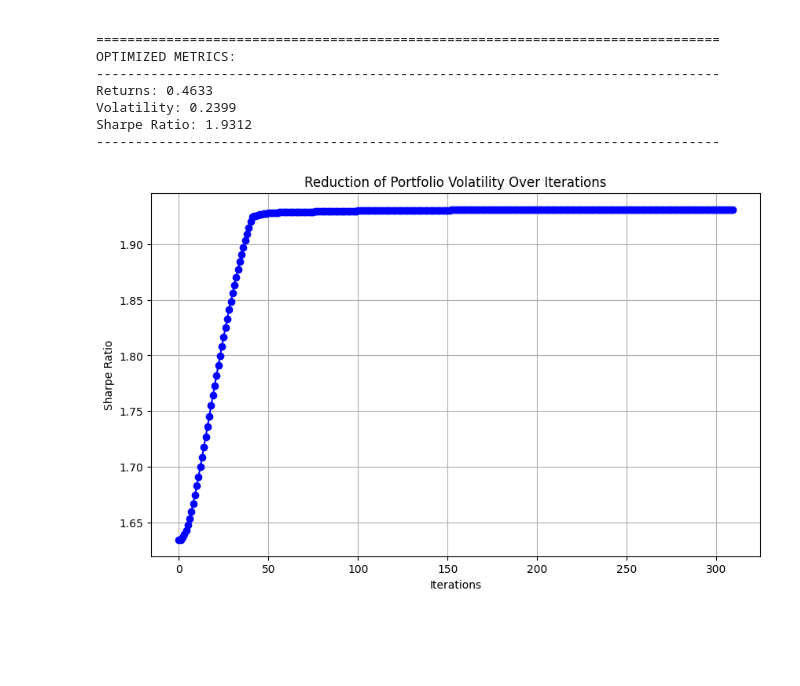
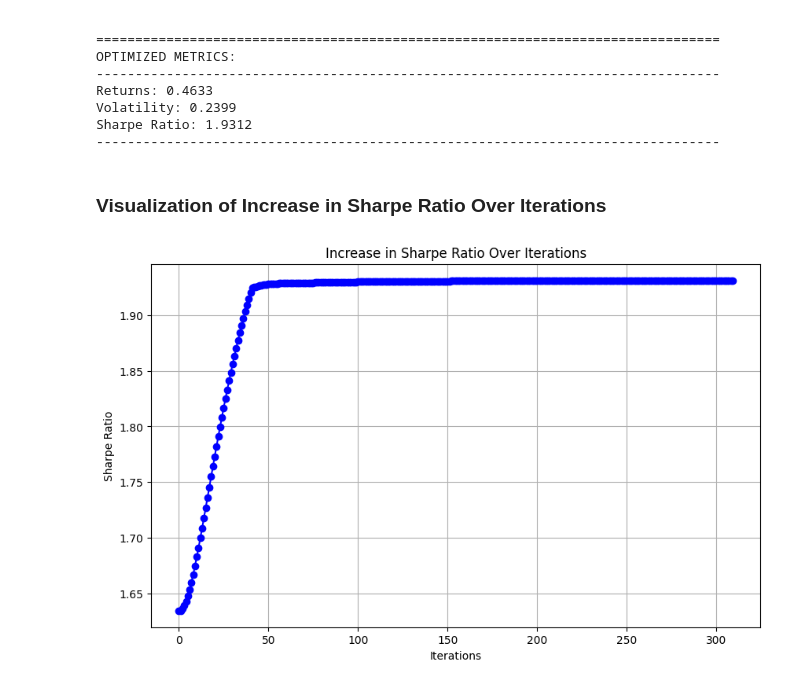
Before and after one commit to praneel7/Portfolio_Optimization, a Jupyter notebook: optmization_main.ipynb, the cells around one changed output. Cells and saved outputs as stored; diff of their text form; code cells hidden in the pictures; blank space fills up the shorter version.

```diff
--- a/optmization_main.ipynb
+++ b/optmization_main.ipynb
@@ -553,7 +828,7 @@ def optimize_weights_nesterov(log_return, initial_weights, num_iterations=50, lr
 
     return weights, metrics
 # %%
-initial_weights = [0.25, 0.25, 0.25, 0.25]  # Example initial weights
+initial_weights = number_of_symbols * [1 / number_of_symbols]  # Example initial weights
 optimized_weights, optimization_metrics = optimize_weights_nesterov(
     log_return,
     initial_weights,
@@ -677,7 +1003,7 @@ def optimize_weights_nesterov(log_return, covariance, initial_weights, num_itera
 
 
 
-initial_weights = [0.25, 0.25, 0.25, 0.25]
+initial_weights = number_of_symbols * [1 / number_of_symbols]
 optimized_weights, optimization_metrics = optimize_weights_nesterov(
     log_return=log_return,  # Defined above
     covariance=covariance_matrix,  # Defined above
@@ -776,7 +1149,7 @@ def optimize_weights_nesterov(log_return, covariance, initial_weights, num_itera
     return weights, metrics
 
 
-initial_weights = [0.25, 0.25, 0.25, 0.25]  # Example initial weights
+initial_weights = number_of_symbols * [1 / number_of_symbols]   # initial weights
 optimized_weights, optimized_metrics = optimize_weights_nesterov(
     log_return=log_return,
     covariance=covariance_matrix,
@@ -821,13 +1194,15 @@ Returns: 0.4633
 Volatility: 0.2399
 Sharpe Ratio: 1.9312
 --------------------------------------------------------------------------------
+# %% [markdown]
+### Visualization of Increase in Sharpe Ratio Over Iterations
 # %%
 plt.figure(figsize=(10, 6))
 plt.plot(optimized_metrics['sharpe_ratios'], marker='o', linestyle='-', color='b')
-plt.title('Reduction of Portfolio Volatility Over Iterations')
+plt.title('Increase in Sharpe Ratio Over Iterations')
 plt.xlabel('Iterations')
 plt.ylabel('Sharpe Ratio')
 plt.grid(True)
 plt.show()
 # %% [output]
-[figure, old version]
+[figure, new version]
```
Also changed, not shown: parts of 22 cells of this notebook.
